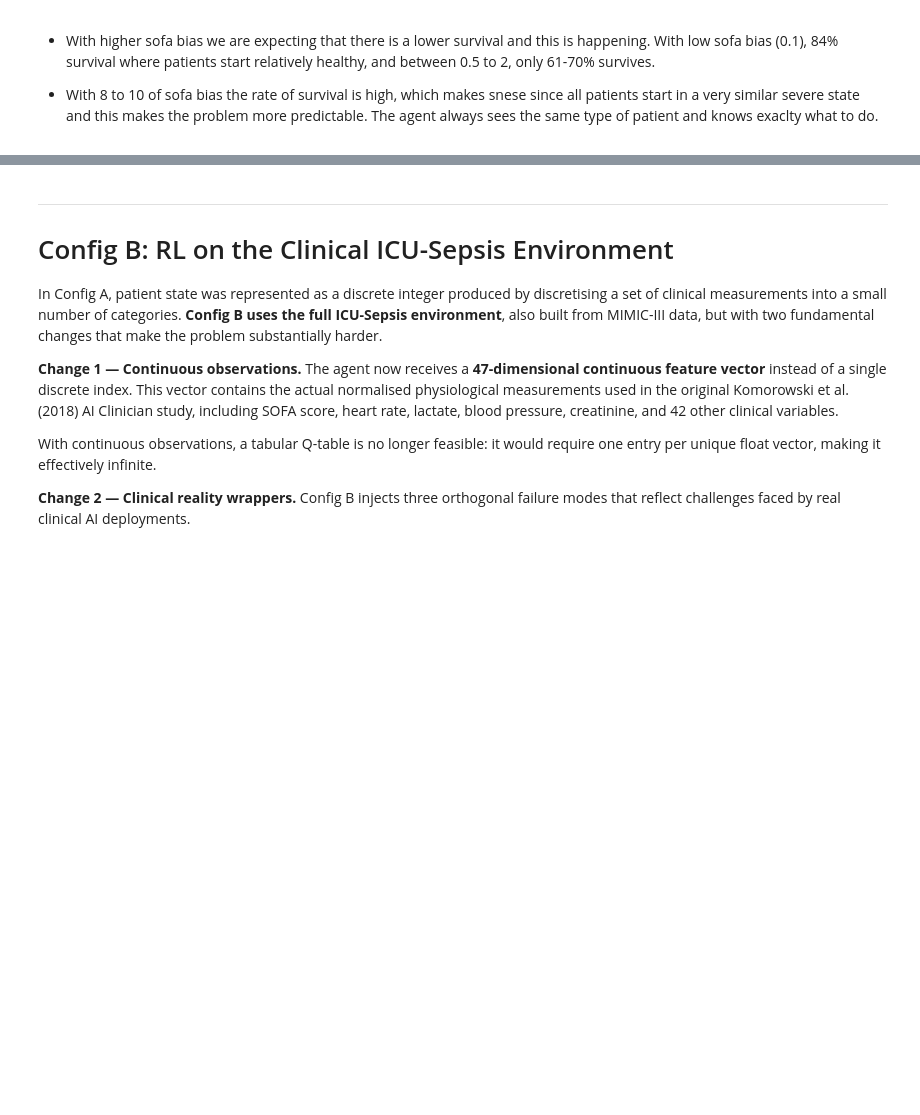
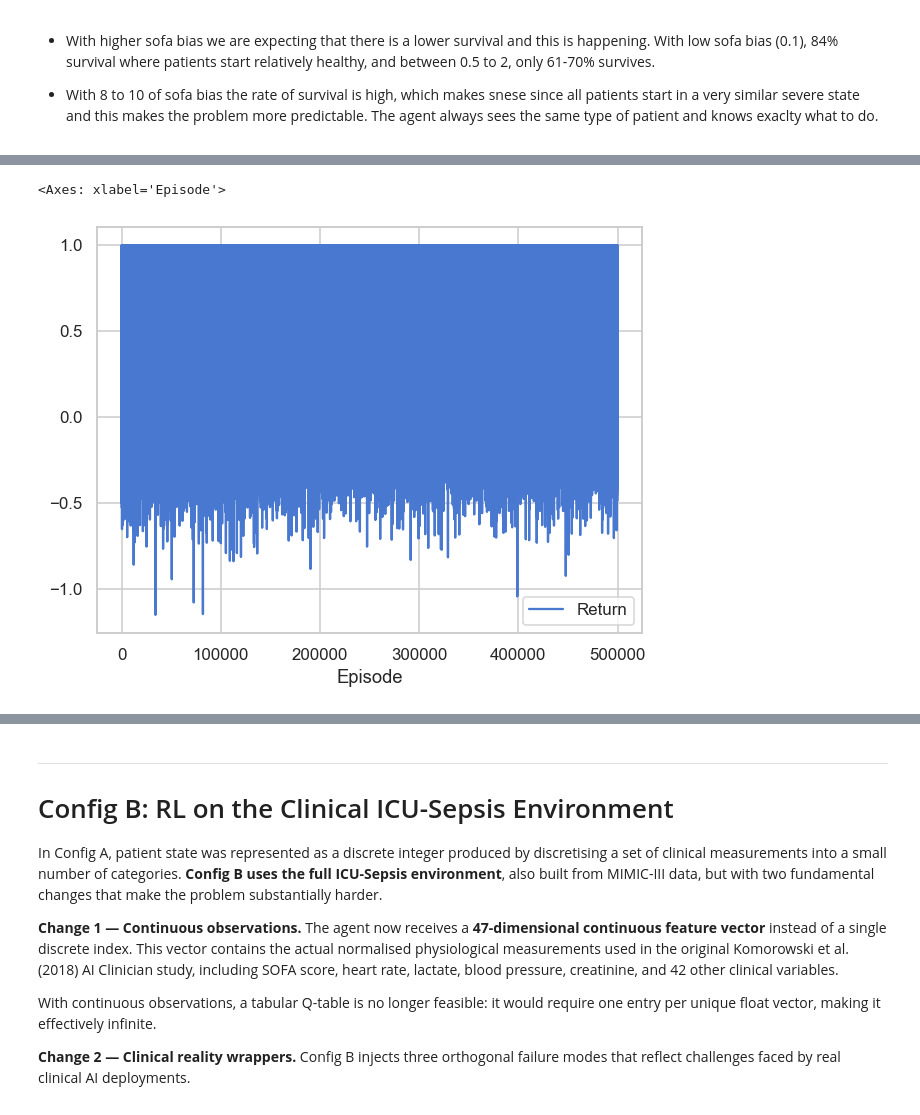
Before and after one commit to calcoafrancisca/RL_GroupAG, a Jupyter notebook: RL Project Code/sepsis_project - Students Version/rl_sepsis_project.ipynb, the cells around one changed output, grey strips where cells are left out. Cells and saved outputs as stored; diff of their text form; code cells hidden in the pictures; blank space fills up the shorter version.

```diff
--- a/RL Project Code/sepsis_project - Students Version/rl_sepsis_project.ipynb
+++ b/RL Project Code/sepsis_project - Students Version/rl_sepsis_project.ipynb
@@ -830,0 +938,12 @@ make_sepsis_env | sofa_bias=1.0 → mean start SOFA: 16.77
+# %%
+Q_table_sepsis, df_return_over_time_sepsis, df_steps_over_time_sepsis = sepsis_Q_learning(
+    env,
+    num_iterations=500000, # increasing so the agent has more 'experience'
+    alpha=.1,
+    gamma=.99
+)
+# %%
+df_return_over_time_sepsis.plot(x='Episode', y='Return')
+# %% [output]
+<Axes: xlabel='Episode'>
+[figure, added]
```
Also changed, not shown: parts of 38 cells of this notebook.
